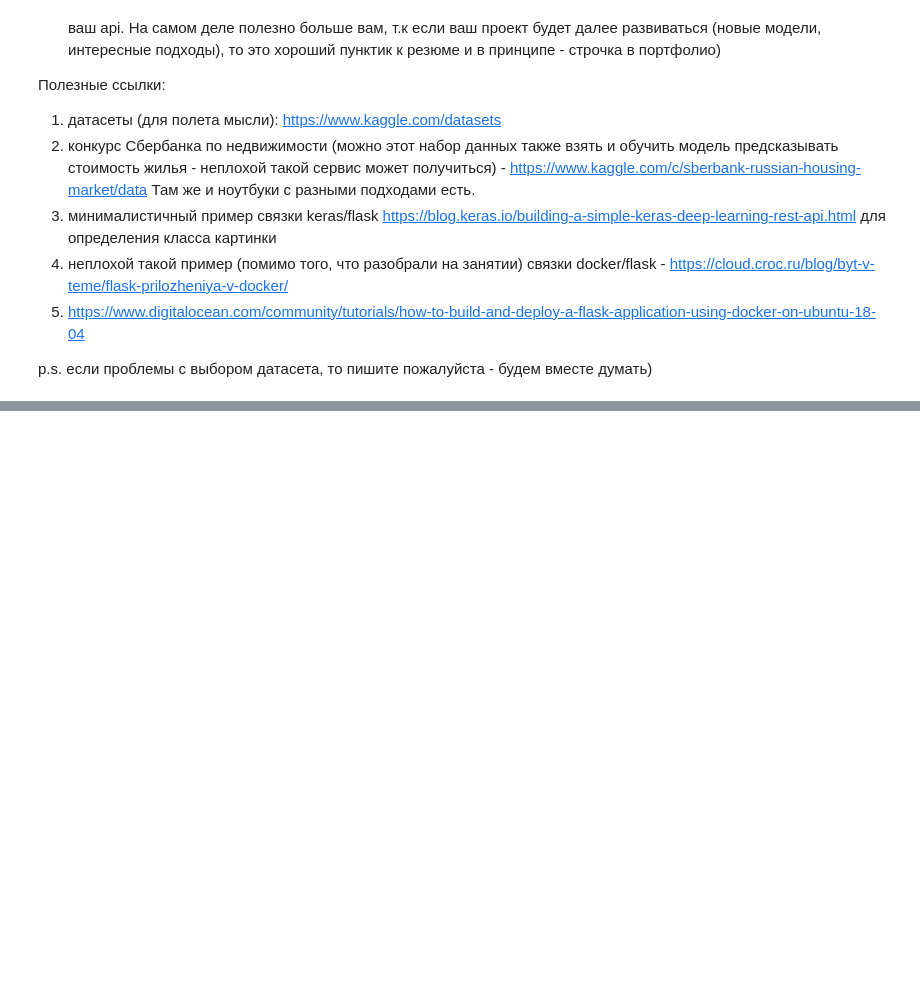
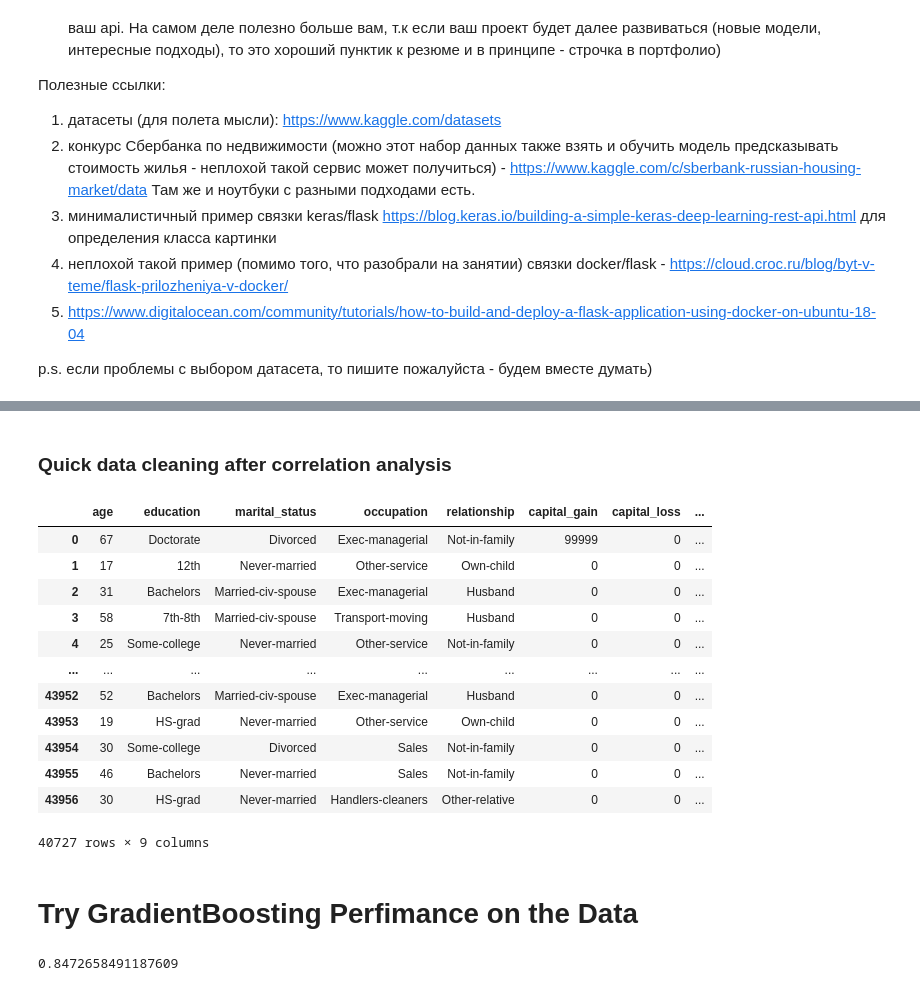
Before and after one commit to LeGGarD/machine-learning-in-business, a Jupyter notebook: lesson_9/lesson_9_hw.ipynb, the cells around one changed output, grey strips where cells are left out. Drawn from its saved outputs; the diff is of its cells as text; code cells hidden in the pictures; blank space fills up the shorter version.

```diff
--- a/lesson_9/lesson_9_hw.ipynb
+++ b/lesson_9/lesson_9_hw.ipynb
@@ -21,0 +55,2 @@ p.s. если проблемы с выбором датасета, то пиши
+# %%
+DATA_PATH = "./data/train.csv"
@@ -21,0 +219,23 @@ p.s. если проблемы с выбором датасета, то пиши
+# %% [markdown]
+### Quick data cleaning after correlation analysis
+# %%
+columns_to_drop = ['fnlwgt', 'educational_num', 'workclass', 'race', 'native_country', 'gender']
+columns_ = [_.replace('-', '_') for _ in list(df.columns)]
+columns = dict(zip(list(df.columns), columns_))
+df.rename(columns=columns, inplace=True)
+df_new = df.drop(columns=columns_to_drop)
+df_new
+# %% [output]
+|  | age | education | marital_status | occupation | relationship | capital_gain | capital_loss | ... |
+| 0 | 67 | Doctorate | Divorced | Exec-managerial | Not-in-family | 99999 | 0 | ... |
+| 1 | 17 | 12th | Never-married | Other-service | Own-child | 0 | 0 | ... |
+| 2 | 31 | Bachelors | Married-civ-spouse | Exec-managerial | Husband | 0 | 0 | ... |
+| 3 | 58 | 7th-8th | Married-civ-spouse | Transport-moving | Husband | 0 | 0 | ... |
+| 4 | 25 | Some-college | Never-married | Other-service | Not-in-family | 0 | 0 | ... |
+| ... | ... | ... | ... | ... | ... | ... | ... | ... |
+| 43952 | 52 | Bachelors | Married-civ-spouse | Exec-managerial | Husband | 0 | 0 | ... |
+| 43953 | 19 | HS-grad | Never-married | Other-service | Own-child | 0 | 0 | ... |
+| 43954 | 30 | Some-college | Divorced | Sales | Not-in-family | 0 | 0 | ... |
+| 43955 | 46 | Bachelors | Never-married | Sales | Not-in-family | 0 | 0 | ... |
+| 43956 | 30 | HS-grad | Never-married | Handlers-cleaners | Other-relative | 0 | 0 | ... |
+40727 rows × 9 columns
@@ -21,0 +247,2 @@ p.s. если проблемы с выбором датасета, то пиши
+# %% [markdown]
+# Try GradientBoosting Perfimance on the Data
@@ -21,0 +260,5 @@ p.s. если проблемы с выбором датасета, то пиши
+# %%
+cv_score = cross_val_score(pipe, X_test, y_test, cv=3, scoring='f1_weighted')
+cv_score.mean()
+# %% [output]
+0.8472658491187609
```
Also changed, not shown: parts of 28 cells of this notebook, 5 other files.
